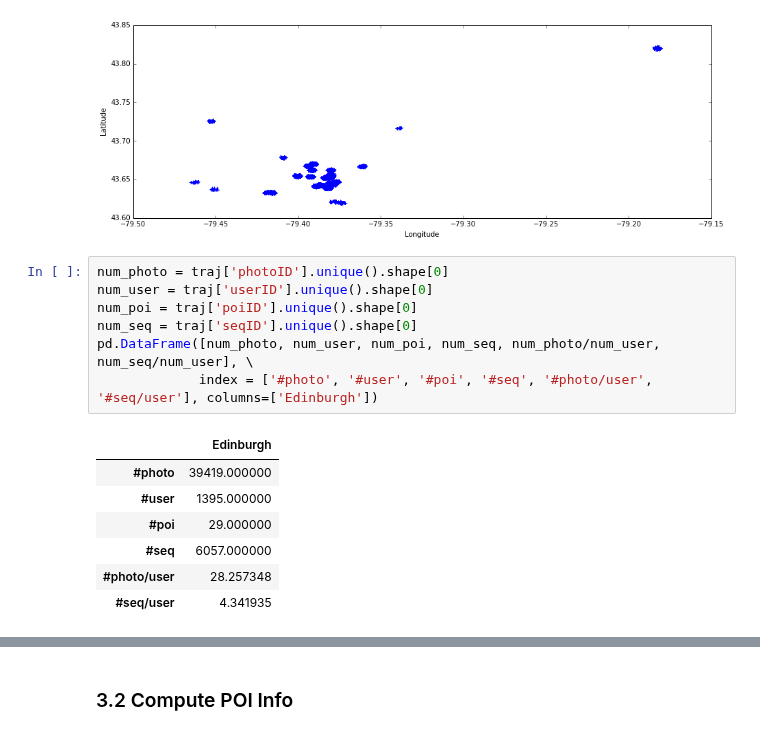
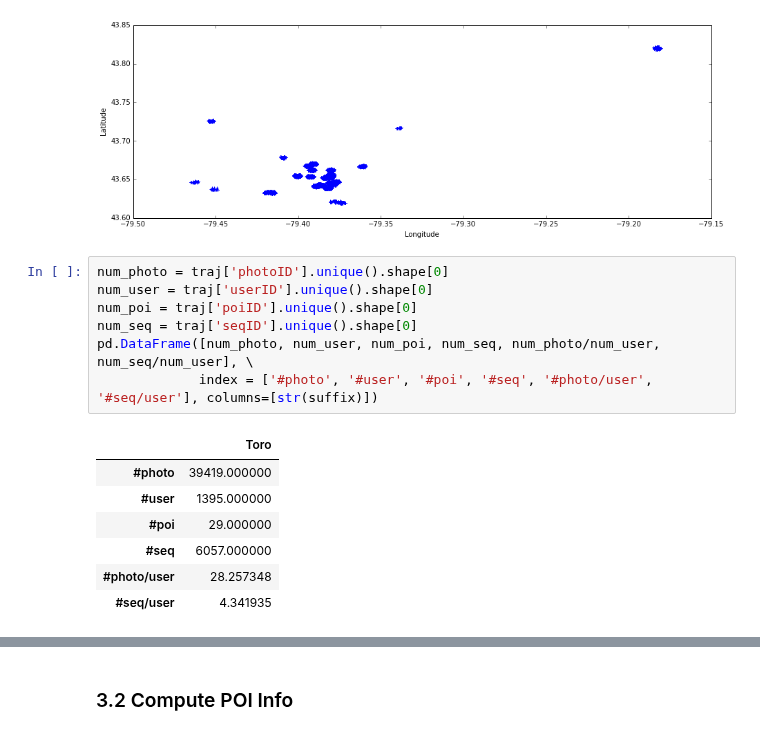
Before and after one commit to chengsoonong/digbeta, a Jupyter notebook: tour/experiment.ipynb, the cells around one changed output, grey strips where cells are left out. Drawn from its saved outputs; the diff is of its cells as text.

```diff
--- a/tour/experiment.ipynb
+++ b/tour/experiment.ipynb
@@ -211,12 +217,12 @@ plt.scatter(traj['photoLon'], traj['photoLat'], marker='+')
 # %%
 num_photo = traj['photoID'].unique().shape[0]
 num_user = traj['userID'].unique().shape[0]
 num_poi = traj['poiID'].unique().shape[0]
 num_seq = traj['seqID'].unique().shape[0]
 pd.DataFrame([num_photo, num_user, num_poi, num_seq, num_photo/num_user, num_seq/num_user], \
-             index = ['#photo', '#user', '#poi', '#seq', '#photo/user', '#seq/user'], columns=['Edinburgh'])
+             index = ['#photo', '#user', '#poi', '#seq', '#photo/user', '#seq/user'], columns=[str(suffix)])
 # %% [output]
-|  | Edinburgh |
+|  | Toro |
 | #photo | 39419.000000 |
 | #user | 1395.000000 |
 | #poi | 29.000000 |
```
Also changed, not shown: parts of 30 cells of this notebook.
